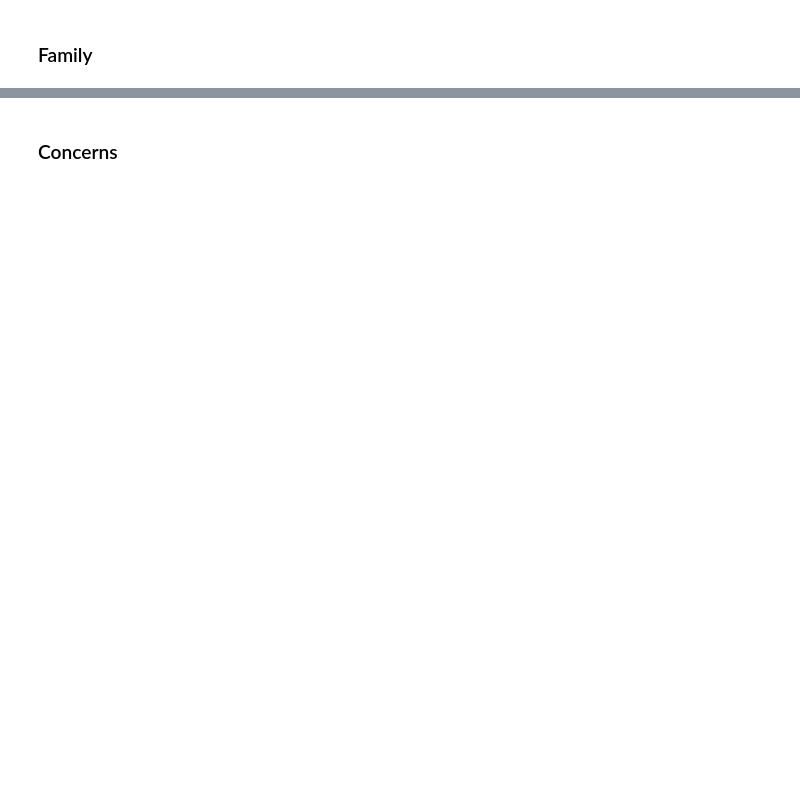
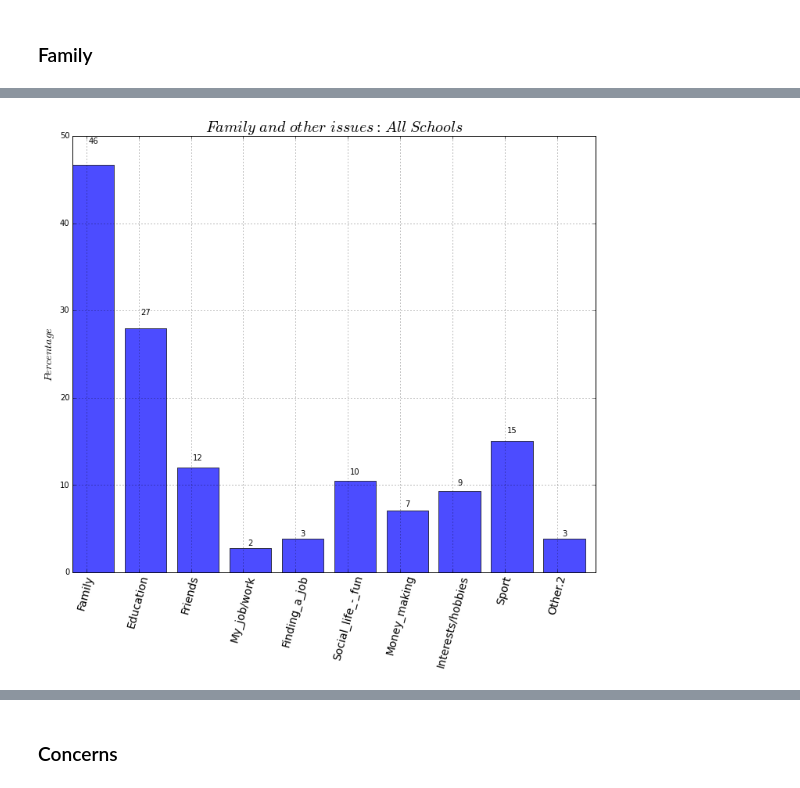
Before and after one commit to hillbs/Differential-Equations-and-Linear-Algebra, a Jupyter notebook: Youth_survey_git.ipynb, the cells around one changed output, grey strips where cells are left out. Saved outputs shown, nothing was run; the diff lists cells and outputs as text; code cells hidden in the pictures; blank space fills up the shorter version.

```diff
--- a/Youth_survey_git.ipynb
+++ b/Youth_survey_git.ipynb
@@ -393,0 +384,8 @@ temp.describe()
+# %%
+#Percentage
+Fam_Total = df.loc[:,'Family':'Other.2'].count()/len(df.index)*100
+Fam_Total
+Make_bar(Fam_Total.count(),Fam_Total.values[0:Fam_Total.count()],Fam_Total.keys(),
+         '$Family\ and\ other\ issues: \ All \ Schools$', '$Percentage$',color='b')
+# %% [output]
+[figure, added]
```
Also changed, not shown: parts of 71 cells of this notebook.
